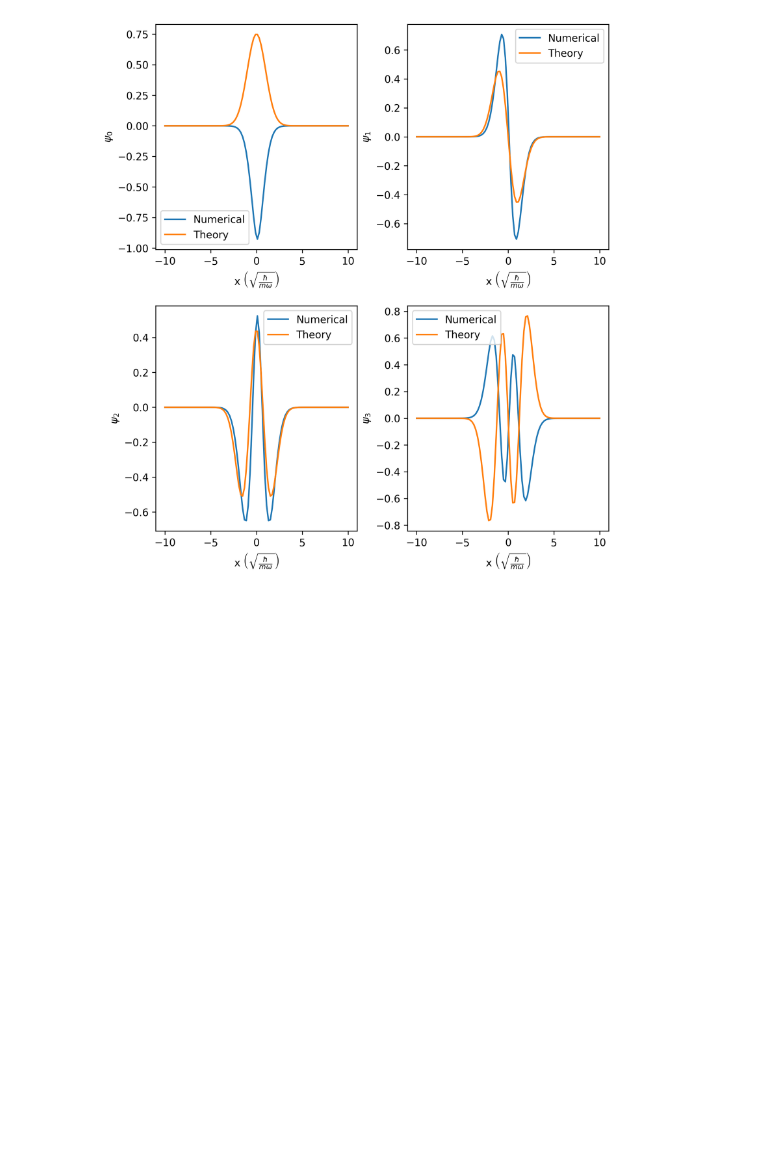
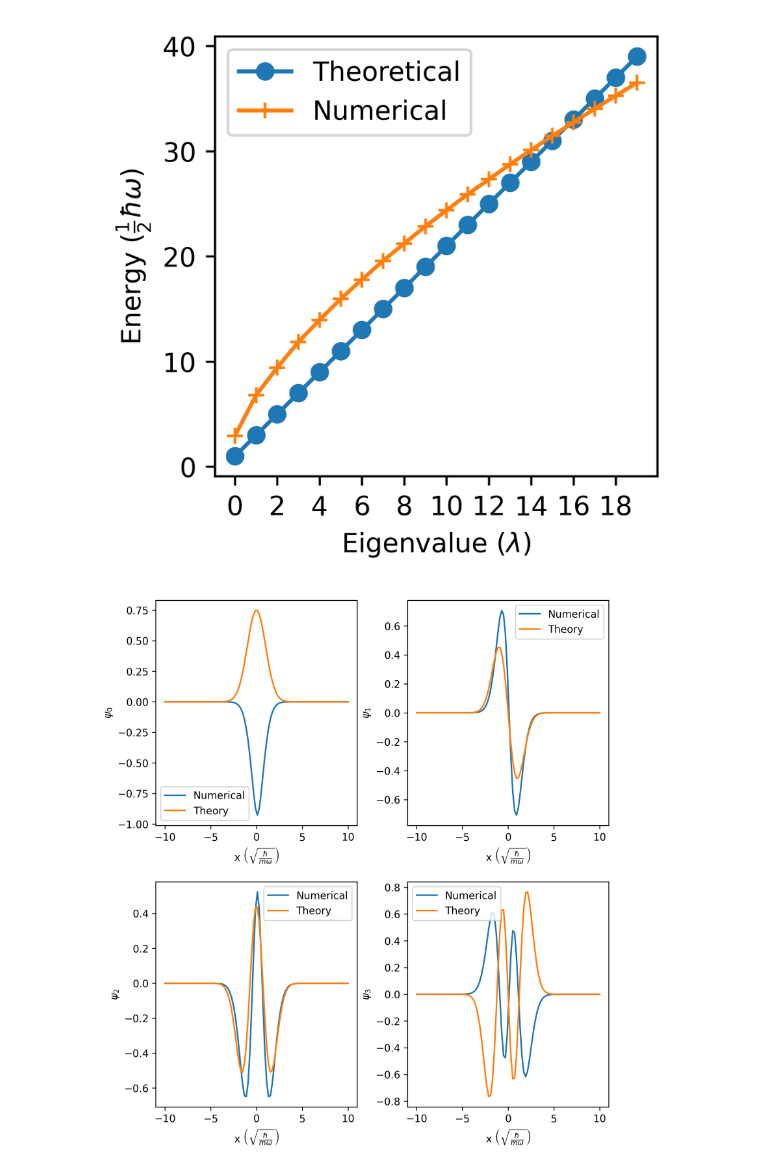
Before and after one commit to PeterK-UWP/Computational_Python, a Jupyter notebook: final_exam/quantum_oscillator.ipynb, the cells around one changed output. Drawn from its saved outputs; the diff is of its cells as text; code cells hidden in the pictures; blank space fills up the shorter version.

```diff
--- a/final_exam/quantum_oscillator.ipynb
+++ b/final_exam/quantum_oscillator.ipynb
@@ -132,20 +137,20 @@ for i in x: # for each point
 
 value, vector = Quantum_1D(-a, a, no_pts, absolute)
 
-#print(f'printing{value},,, {vector}') #n of values = n of vectors
-#NN = [i for i in range(20)] # gives 0 - 19 values
-#theory = [(2 * i + 1) for i in NN]
-#numerical = [value[i] for i in NN]
+print(f'Eigenvalues: {value}, Eigenvectors: {vector}') #n of values = n of vectors
+NN = [i for i in range(20)] # gives 0 - 19 values
+theory = [(2 * i + 1) for i in NN]
+numerical = [value[i] for i in NN]
 
-#fig = plt.figure(figsize=(3, 3), dpi=300)
-##plt.plot(NN, theory, marker='o', label='Theoretical')
-#plt.plot(NN, numerical, marker='+', label='Numerical')
-#plt.xticks(np.arange(0, len(NN), step=2))
-#plt.xlabel(r'Eigenvalue ($\lambda$)')
-#plt.ylabel(r'Energy ($\frac{1}{2}\hbar\omega$)')
-#plt.legend()
-#plt.gcf().set_dpi(600)
-#plt.show()
+fig = plt.figure(figsize=(3, 3), dpi=300)
+plt.plot(NN, theory, marker='o', label='Theoretical')
+plt.plot(NN, numerical, marker='+', label='Numerical')
+plt.xticks(np.arange(0, len(NN), step=2))
+plt.xlabel(r'Eigenvalue ($\lambda$)')
+plt.ylabel(r'Energy ($\frac{1}{2}\hbar\omega$)')
+plt.legend()
+plt.gcf().set_dpi(600)
+plt.show()
 
 theory0 = [(np.pi) ** -0.25 * np.exp(-xx * xx / 2) for xx in x]
 theory1 = [(np.pi) ** -0.25 * np.exp(-xx * xx / 2) * (-xx) for xx in x]
@@ -155,34 +160,35 @@ theory3 = [(8 * 6 * np.pi) ** -0.25 * np.exp(-xx * xx / 2) * (4 * xx * xx * xx -
 fig = plt.figure(figsize=(8, 9), dpi=300)
 gs = fig.add_gridspec(2, 2, hspace=0.25, wspace=0.25)
 (ax0, ax1), (ax2, ax3) = gs.subplots()
 
 ax0.plot(x, vector[0], label='Numerical') # fix this to piecewise
 ax0.plot(x, theory0, label='Theory')
 ax0.set_xlabel(r'x $\left(\sqrt{\frac{\hbar}{m \omega}}\right)$')
 ax0.set_ylabel(r'$\psi_0$')
 ax0.legend()
 
 ax1.plot(x, vector[1], label='Numerical')
 ax1.plot(x, theory1, label='Theory')
 ax1.set_xlabel(r'x $\left(\sqrt{\frac{\hbar}{m \omega}}\right)$')
 ax1.set_ylabel(r'$\psi_1$')
 ax1.legend()
 
 ax2.plot(x, vector[2], label='Numerical')
 ax2.plot(x, theory2, label='Theory')
 ax2.set_xlabel(r'x $\left(\sqrt{\frac{\hbar}{m \omega}}\right)$')
 ax2.set_ylabel(r'$\psi_2$')
 ax2.legend()
 
 ax3.plot(x, vector[3], label='Numerical')
 ax3.plot(x, theory3, label='Theory')
 ax3.set_xlabel(r'x $\left(\sqrt{\frac{\hbar}{m \omega}}\right)$')
 ax3.set_ylabel(r'$\psi_3$')
 ax3.legend()
 
 plt.show()
 # %% [output]
-[figure, old version]
+[figure, new version]
+[figure, added]
 # %%
 def Quantum_HO(xmin, xmax, no_pts, potential, param=None):
     # psi'' + (2e - axi)psi' = 0
```
Also changed, not shown: parts of 1 cell of this notebook, 2 other files.
